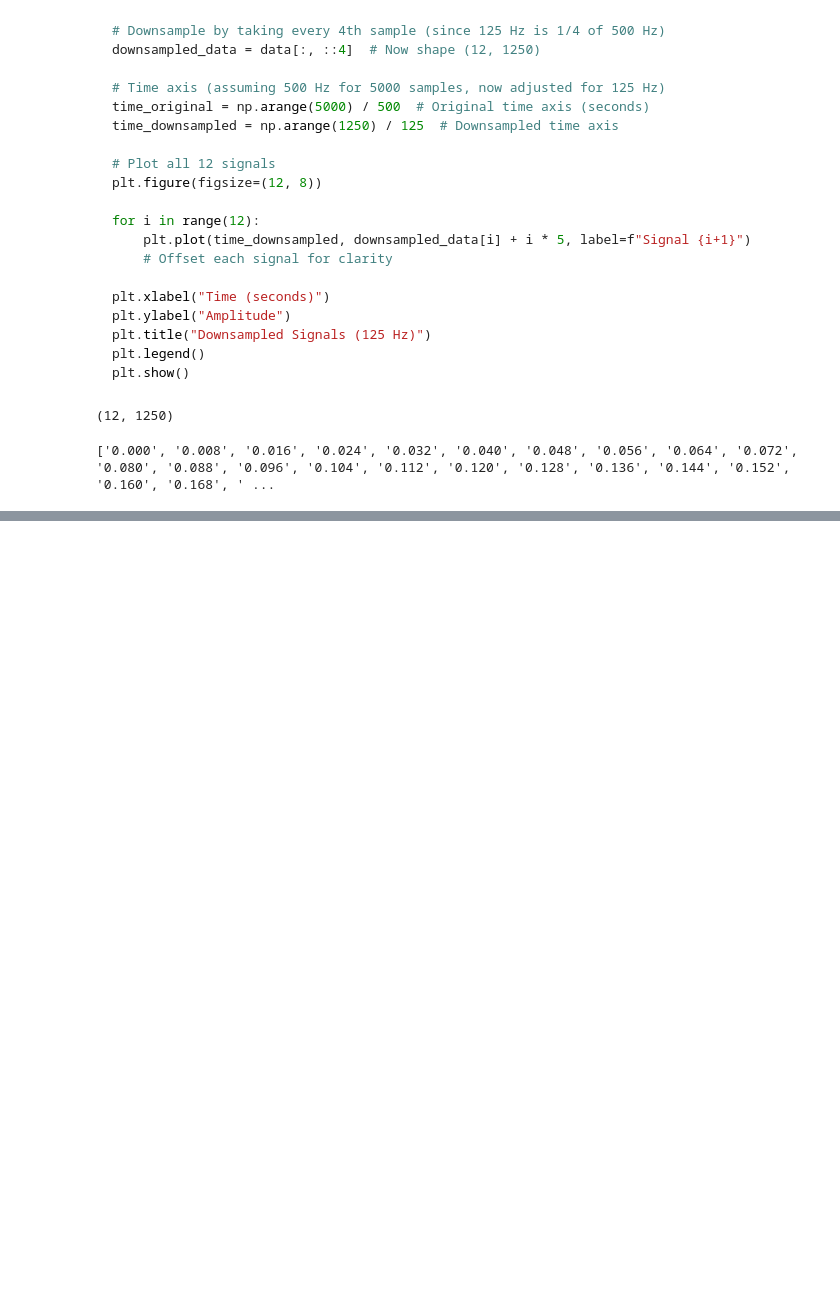
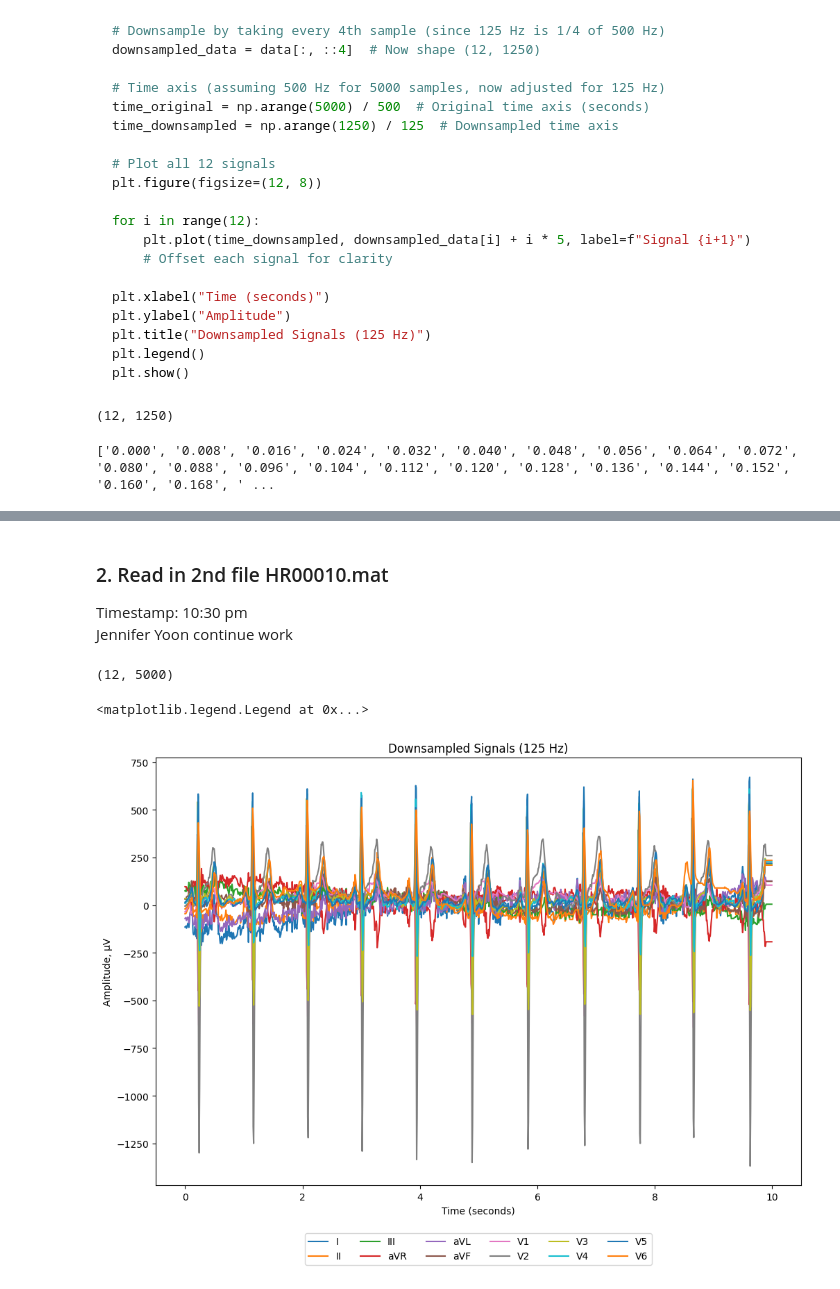
Before and after one commit to JennEYoon/ECG-transform, a Jupyter notebook: notebooks/load_mat.ipynb, the cells around one changed output, grey strips where cells are left out. Drawn from its saved outputs; the diff is of its cells as text; code cells hidden in the pictures; blank space fills up the shorter version.

```diff
--- a/notebooks/load_mat.ipynb
+++ b/notebooks/load_mat.ipynb
@@ -163,0 +298,33 @@ plt.show()
+# %% [markdown]
+### 2. Read in 2nd file HR00010.mat
+Timestamp: 10:30 pm
+Jennifer Yoon continue work
+# %%
+# Load the .mat file
+filename = "HR00010.mat"
+mat_data = scipy.io.loadmat(filename, struct_as_record=False, squeeze_me=True)
+data = mat_data['val']
+print(data.shape)
+# %% [output]
+(12, 5000)
+# %%
+# Downsample by taking every 4th sample (since 125 Hz is 1/4 of 500 Hz)
+downsampled_data = data[:, ::4]  # Now shape (12, 1250)
+time_downsampled = np.arange(1250) / 125  # Downsampled time axis
+# %%
+# Plot all 12 signals
+fig = plt.figure(3, figsize=(12, 8))
+ecg_labels = ['I', 'II', 'III', 'aVR', 'aVL', 'aVF', 'V1', 'V2', 'V3', 'V4', 'V5', 'V6']
+
+for i in range(12):
+    plt.plot(time_downsampled, downsampled_data[i] + i * 5, label=ecg_labels[i])
+    # Offset each signal for clarity
+
+plt.xlabel("Time (seconds)")
+plt.ylabel("Amplitude, \u03BCV") #Corrected this line
+plt.title("Downsampled Signals (125 Hz)")
+
+plt.legend(loc='upper center', bbox_to_anchor=(0.5, -0.10), ncol=6)
+# %% [output]
+<matplotlib.legend.Legend at 0x...>
+[figure, added]
```
Also changed, not shown: parts of 11 cells of this notebook.
